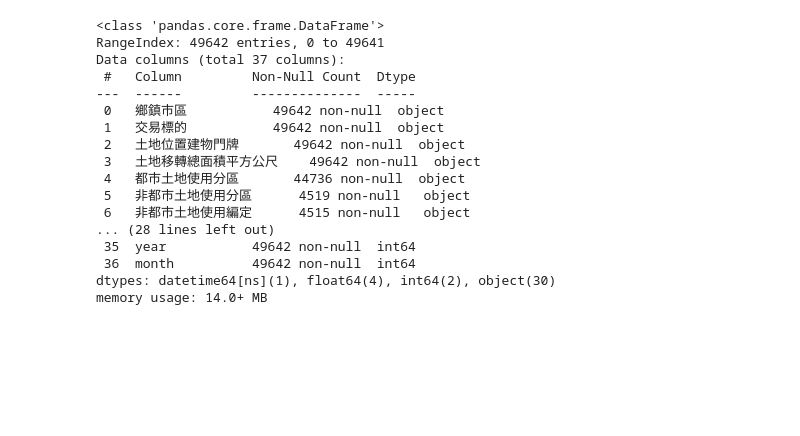
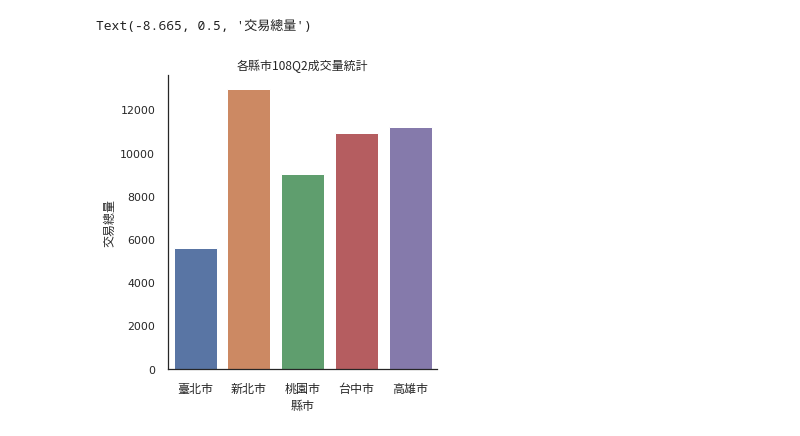
Before and after one commit to tshihyi/real-estate-analysis, a Jupyter notebook: land_info_data_analysis.ipynb, the cells around one changed output. Drawn from its saved outputs; the diff is of its cells as text; code cells hidden in the pictures; blank space fills up the shorter version.

Commit message:
Add real estate data analysis

```diff
--- a/land_info_data_analysis.ipynb
+++ b/land_info_data_analysis.ipynb
@@ -25,20 +141,10 @@ data['month'] = data['交易年月日'].dt.month
-# %%
-data.info()
-# %% [output]
-<class 'pandas.core.frame.DataFrame'>
-RangeIndex: 49642 entries, 0 to 49641
-Data columns (total 37 columns):
- #   Column         Non-Null Count  Dtype
----  ------         --------------  -----
- 0   鄉鎮市區           49642 non-null  object
- 1   交易標的           49642 non-null  object
- 2   土地位置建物門牌       49642 non-null  object
- 3   土地移轉總面積平方公尺    49642 non-null  object
- 4   都市土地使用分區       44736 non-null  object
- 5   非都市土地使用分區      4519 non-null   object
- 6   非都市土地使用編定      4515 non-null   object
-... (28 lines left out)
- 35  year           49642 non-null  int64
- 36  month          49642 non-null  int64
-dtypes: datetime64[ns](1), float64(4), int64(2), object(30)
-memory usage: 14.0+ MB
+# %%
+sns.set(style="white")
+sns.catplot(x="city", kind="count", data=data)
+plt.title("各縣市108Q2成交量統計", fontProperties=zh_font)
+plt.xticks(fontProperties=zh_font)
+plt.xlabel("縣市", fontProperties=zh_font)
+plt.ylabel("交易總量", fontProperties=zh_font)
+# %% [output]
+Text(-8.665, 0.5, '交易總量')
+[figure, added]
```
Also changed, not shown: parts of 11 cells of this notebook.
